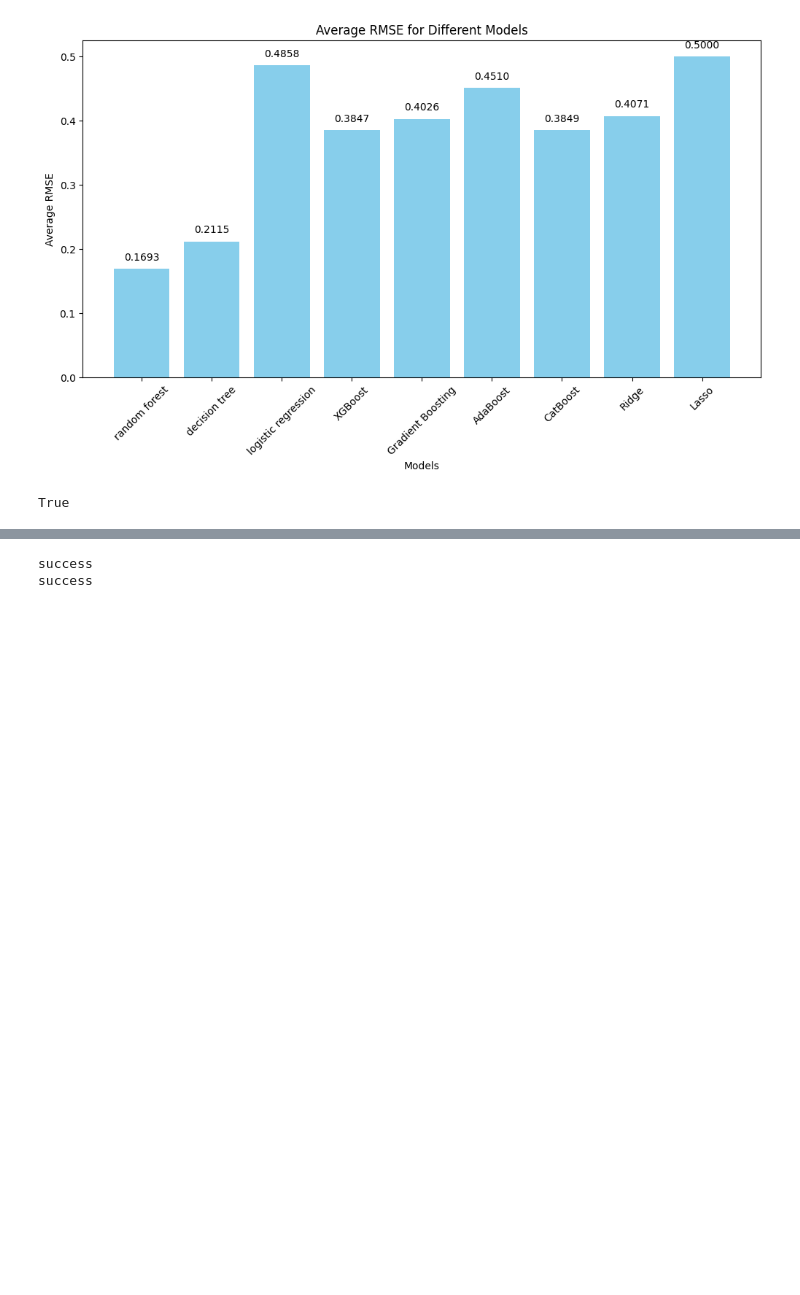
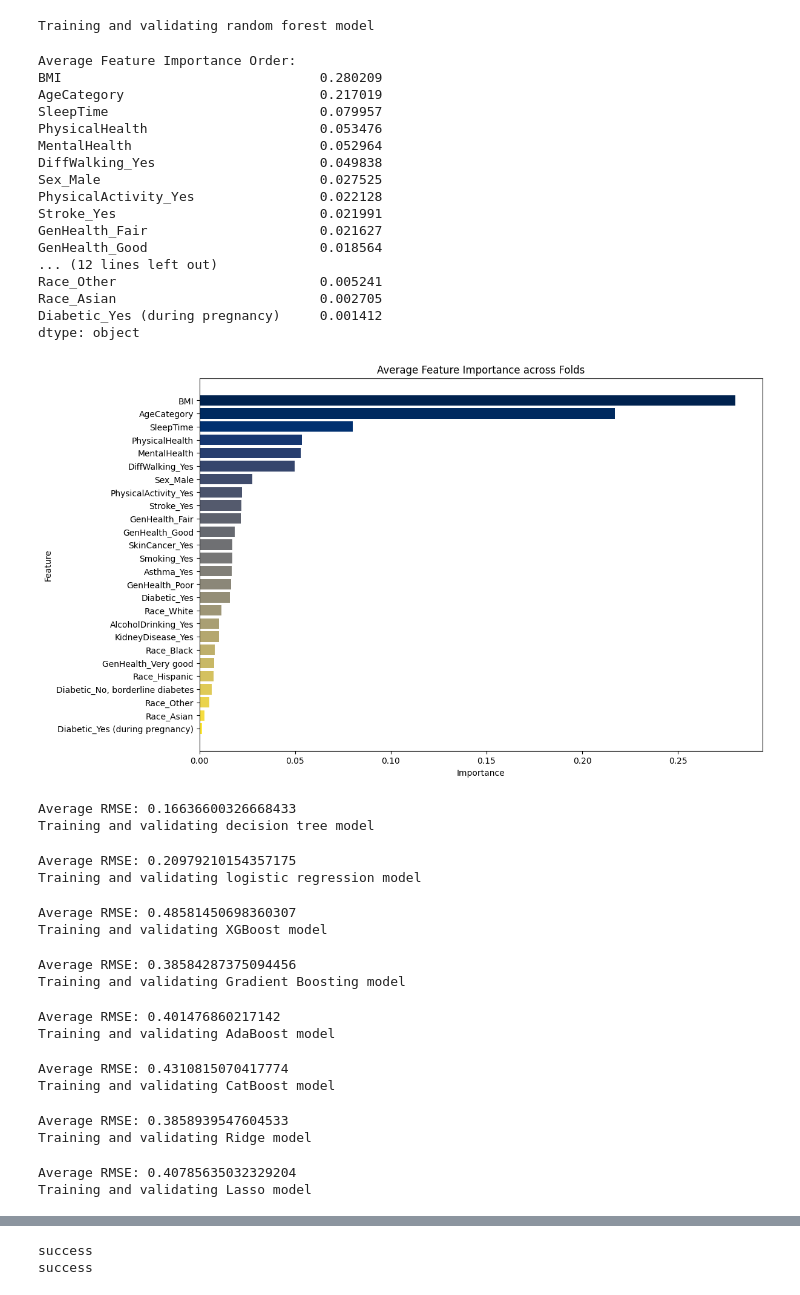
Before and after one commit to moranxuege/2024Research_SU, a Jupyter notebook: Analysis/pipeline_test.ipynb, the cells around one changed output, grey strips where cells are left out. Cells and saved outputs as stored; diff of their text form; code cells hidden in the pictures; blank space fills up the shorter version.

```diff
--- a/Analysis/pipeline_test.ipynb
+++ b/Analysis/pipeline_test.ipynb
@@ -419,12 +362,0 @@ Fold RMSE: 0.4840468945220097
-# %%
-# 2022
-X_2022 = heart_2022_resampled.drop(columns='output')  # type: ignore
-y_2022 = heart_2022_resampled['output']  # type: ignore
-
-
-average_rmses_2022 = []
-
-for model_name in models:
-    print(f"Training and validating {model_name} model")
-    average_rmse = train_validate_model(n_splits=5, X_train=X_2022, y_train=y_2022, model_name=model_name)
-    average_rmses_2022.append(average_rmse)
@@ -438,9 +363,59 @@ plot_rmse(models, average_rmses_2022)
-# %%
-# Average RMSE for different models of heart_2020
-plot_rmse(models, average_rmses)
-# %% [output]
-[figure, removed]
-# %%
-average_rmses == average_rmses_2022
-# %% [output]
-True
+# %%
+# grid_in(don't use because of computational expensive)
+# grid_in = {
+#     'n_estimators': [100, 200, 300],  # number of trees
+#     'max_depth': [10, 20, None],      # maximum depth of trees
+#     'min_samples_split': [2, 5, 10],  # minimum number of samples required to split an internal node
+#     'min_samples_leaf': [1, 2, 4],    # minimum number of samples required to be at a leaf node
+#     'max_features': ['auto', 'sqrt']
+# }
+
+models = ['random forest', 'decision tree', 'logistic regression', 'XGBoost',
+          'Gradient Boosting', 'AdaBoost', 'CatBoost', 'Ridge', 'Lasso'] #, 'SVM'
+
+# 2020 heart
+def train_validate_plot(models,X_trian,y_trian):
+    average_rmses = []
+    for model_name in models:
+        print(f"Training and validating {model_name} model")
+        average_rmse = train_validate_model(n_splits=5, X_train=X_trian, y_train=y_trian, model_name=model_name)
+        average_rmses.append(average_rmse)
+    plot_rmse(models, average_rmses)
+    return average_rmses
+train_validate_plot(models=models,X_trian=X_2020,y_trian=y_2020)
+# %% [output]
+Training and validating random forest model
+Average Feature Importance Order:
+BMI                                 0.280209
+AgeCategory                         0.217019
+SleepTime                           0.079957
+PhysicalHealth                      0.053476
+MentalHealth                        0.052964
+DiffWalking_Yes                     0.049838
+Sex_Male                            0.027525
+PhysicalActivity_Yes                0.022128
+Stroke_Yes                          0.021991
+GenHealth_Fair                      0.021627
+GenHealth_Good                      0.018564
+... (12 lines left out)
+Race_Other                          0.005241
+Race_Asian                          0.002705
+Diabetic_Yes (during pregnancy)     0.001412
+dtype: object
+[figure, added]
+Average RMSE: 0.16636600326668433
+Training and validating decision tree model
+Average RMSE: 0.20979210154357175
+Training and validating logistic regression model
+Average RMSE: 0.48581450698360307
+Training and validating XGBoost model
+Average RMSE: 0.38584287375094456
+Training and validating Gradient Boosting model
+Average RMSE: 0.401476860217142
+Training and validating AdaBoost model
+Average RMSE: 0.4310815070417774
+Training and validating CatBoost model
+Average RMSE: 0.3858939547604533
+Training and validating Ridge model
+Average RMSE: 0.40785635032329204
+Training and validating Lasso model
```
Also changed, not shown: parts of 15 cells of this notebook, 6 other files.
